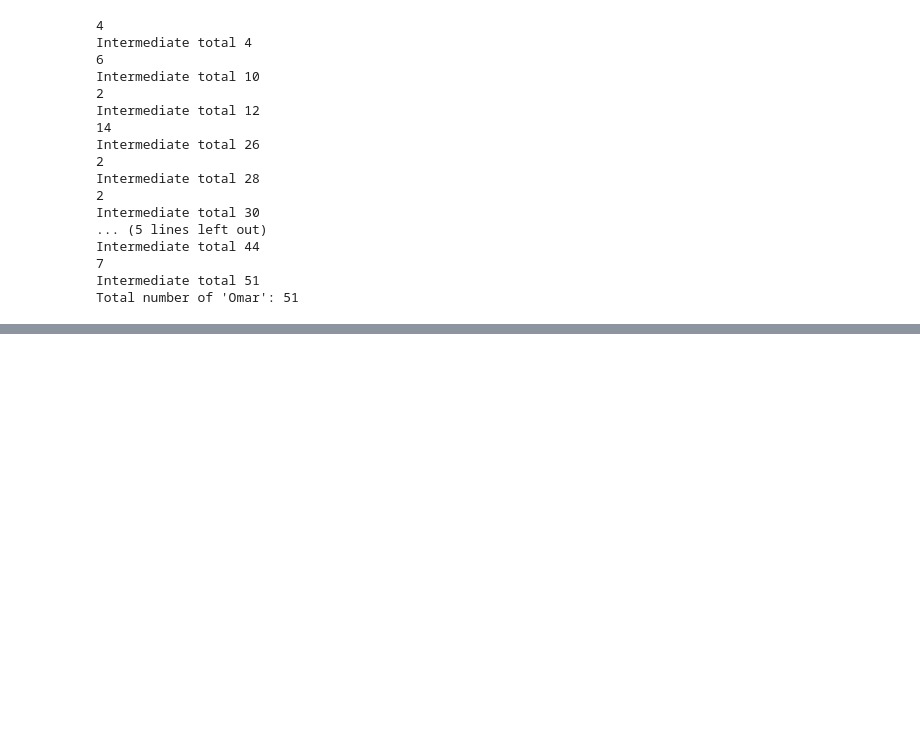
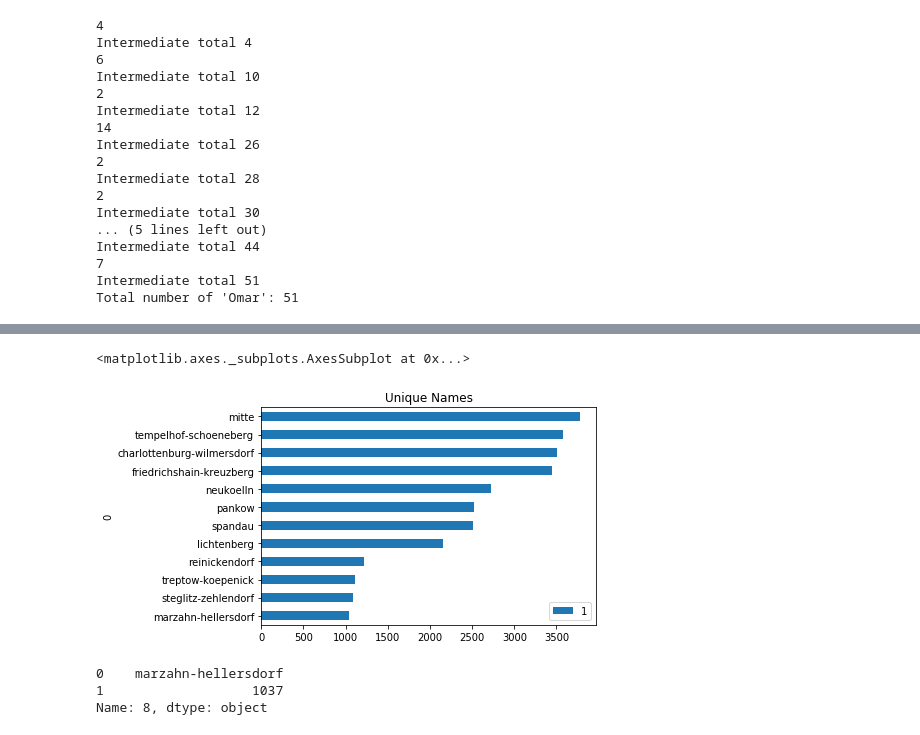
Before and after one commit to ReDI-School/data-analysis, a Jupyter notebook: class-3/Names_in_Berlin.ipynb, the cells around one changed output, grey strips where cells are left out. Saved outputs shown, nothing was run; the diff lists cells and outputs as text; code cells hidden in the pictures; blank space fills up the shorter version.

```diff
--- a/class-3/Names_in_Berlin.ipynb
+++ b/class-3/Names_in_Berlin.ipynb
@@ -362,0 +565,5 @@ our_sum(42, 7)
+# %%
+df_ngb.plot.barh(x=df_ngb[0], title='Unique Names')
+# %% [output]
+<matplotlib.axes._subplots.AxesSubplot at 0x...>
+[figure, added]
@@ -362,0 +572,6 @@ our_sum(42, 7)
+# %%
+df_ngb.loc[min_row]
+# %% [output]
+0    marzahn-hellersdorf
+1                   1037
+Name: 8, dtype: object
```
Also changed, not shown: parts of 35 cells of this notebook, 1 other file.
